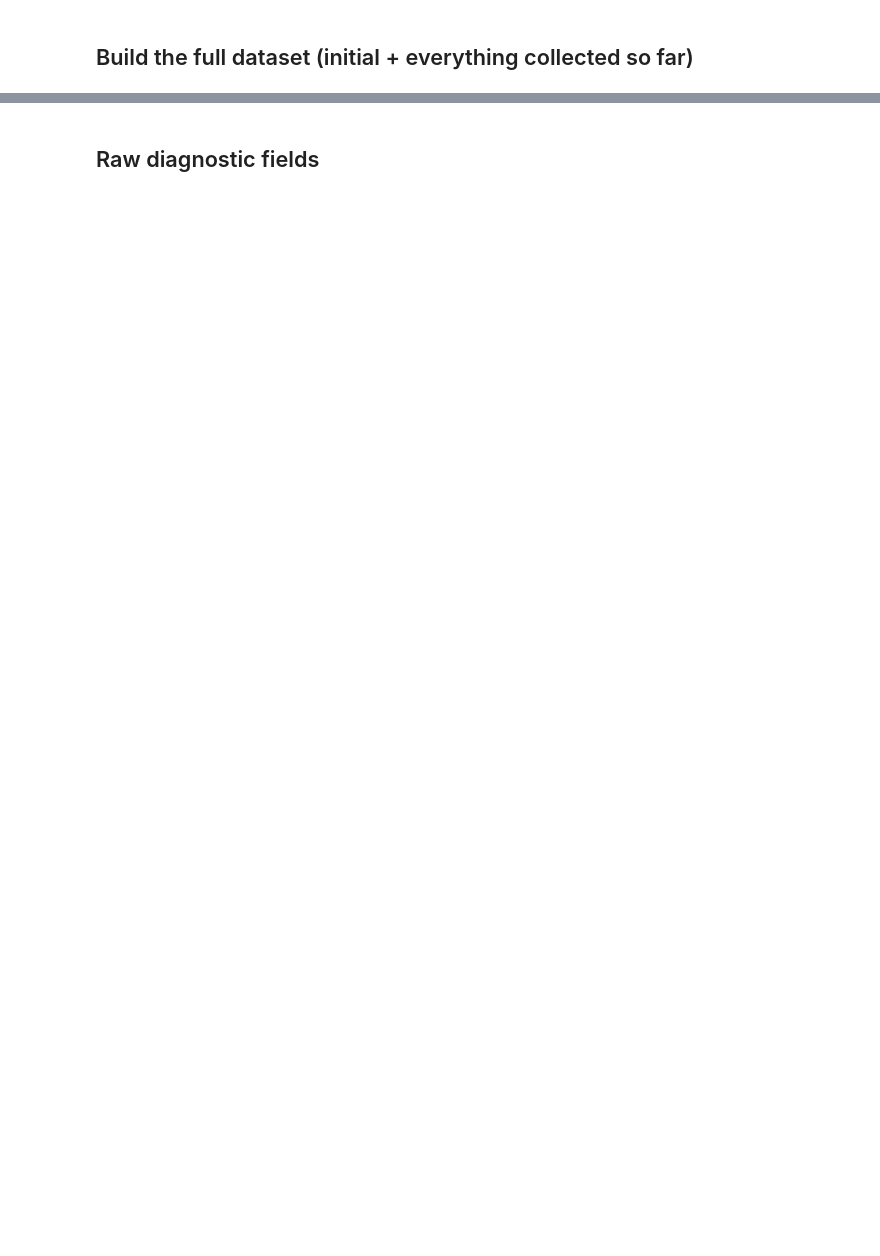
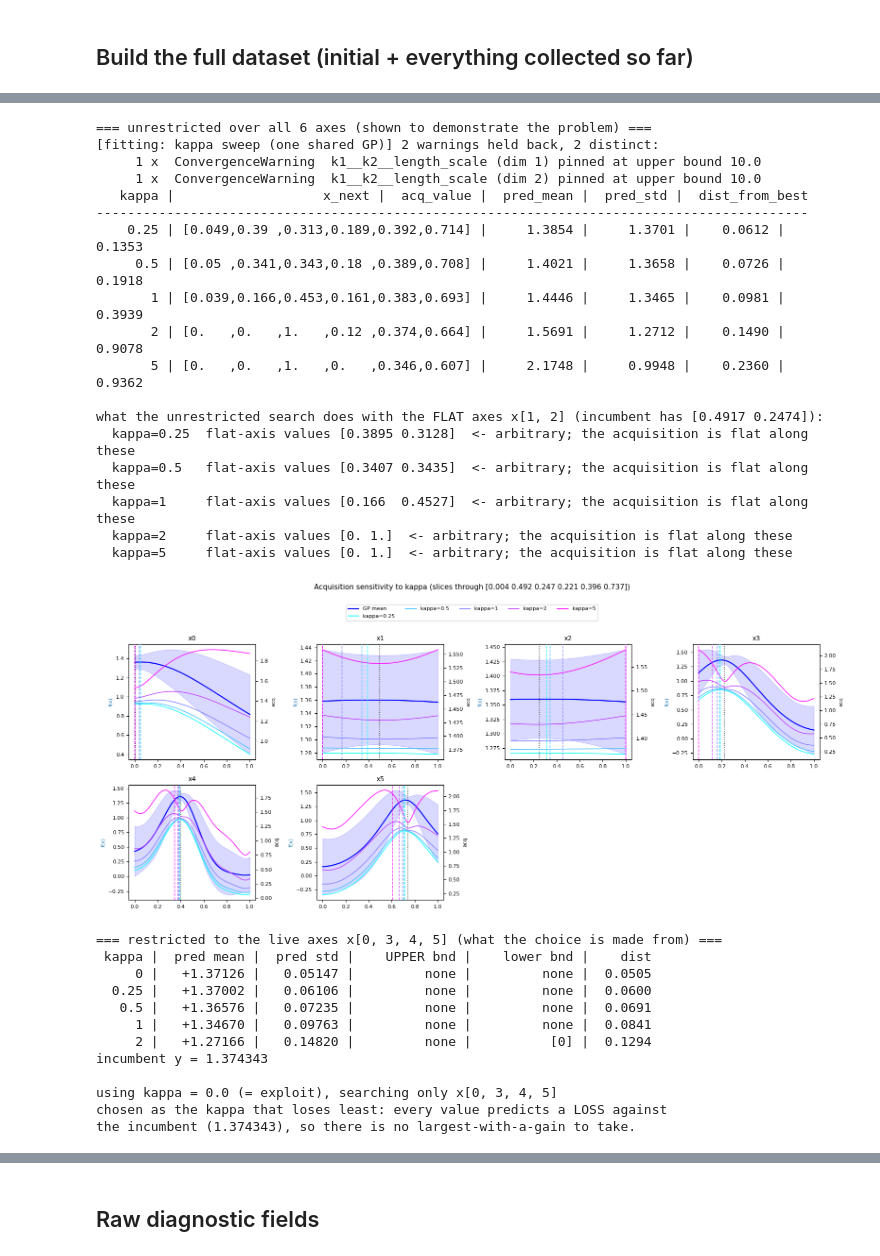
Before and after one commit to nic-gibson/capstone, a Jupyter notebook: function7.ipynb, the cells around one changed output, grey strips where cells are left out. Saved outputs shown, nothing was run; the diff lists cells and outputs as text; code cells hidden in the pictures; blank space fills up the shorter version.

```diff
--- a/function7.ipynb
+++ b/function7.ipynb
@@ -436,13 +515,11 @@ Bound contact is reported in two categories, because they mean different things.
 # %%
 def bound_report(p):
-    """Report which coordinates sit on a bound.
+    """Report which coordinates sit on a domain edge, upper and lower separately.
 
-    NOTE the reading changed once bounds became the true domain [0,1]. Under the
-    old padded bounds, upper contact meant pad_fraction was choosing the point
-    rather than the model. Now BOTH edges are real domain limits, so contact
-    means the constrained optimum is on the boundary -- which on a monotone axis
-    is exactly right (see the axis cell). Neither edge is automatically a defect
-    any more; judge it per axis.
+    Bounds are the true domain [0,1], so NEITHER edge is automatically a defect
+    -- contact means the constrained optimum is on the boundary, which on a
+    monotone axis is exactly right. I judge it per axis against that axis's
+    monotone direction (see the axis cell), not by which edge it is.
     """
     upper = [d for d in range(D) if np.isclose(p[d], bounds[d, 1])]
     lower = [d for d in range(D) if np.isclose(p[d], bounds[d, 0])]
@@ -484,43 +561,79 @@ def restricted_ucb(kappa, n_starts=80):
             best_val, best_v = res.fun, res.x
     p = incumbent.copy()
     p[live] = best_v
     m, s = gp_check.predict(normalize(p.reshape(1, -1), bounds), return_std=True)
     return p, m[0], s[0]
 
 
 print(f"\n=== restricted to the live axes x{live} (what the choice is made from) ===")
 print(f"{'kappa':>6} | {'pred mean':>10} | {'pred std':>9} | {'UPPER bnd':>12}"
       f" | {'lower bnd':>12} | {'dist':>7}")
 for k in [0.0, 0.25, 0.5, 1.0, 2.0]:
     p, m, s = restricted_ucb(k)
     up, lo_ = bound_report(p)
     print(f"{k:6g} | {m:+10.5f} | {s:9.5f} | {str(up) if up else 'none':>12}"
           f" | {str(lo_) if lo_ else 'none':>12} | {np.linalg.norm(p - incumbent):7.4f}")
 print(f"incumbent y = {y.max():.6f}")
 
-# Committed choice -- reused by the proposal, the slice plot, and the diagnostics
-# replay below, so they can't silently drift apart.
-# Committed choice: kappa = 0, i.e. `exploit` (UCB with kappa=0 is exactly the
-# posterior mean). Chosen because NO kappa predicts a gain over the incumbent --
-# see the table above -- so this is the value that loses least, not a positive
-# expectation. The previous criterion ("largest kappa touching no bound") rested
-# on upper contact being a pad_fraction artifact, which is false now that bounds
-# are the domain.
+# My choice, defined here so the proposal, the slice plot and the diagnostics
+# replay all read one value and can't drift apart.
+#
+# kappa = 0 is `exploit`: UCB with kappa=0 is exactly the posterior mean. Chosen
+# because NO kappa predicts a gain over the incumbent (see the table above), so
+# this is the value that loses LEAST rather than a positive expectation.
+#
+# My previous criterion -- "largest kappa touching no bound, upper or lower" --
+# rested on upper contact being a pad_fraction artifact, which is false now that
+# bounds are the domain. It also does not discriminate on this data: kappa 0
+# through 1.0 all touch nothing, so it would have picked 1.0, the worst of them.
 KAPPA = 0.0
-print(f"\nusing kappa = {KAPPA}, searching only x{live}")
-print("chosen as the largest kappa whose proposal touches NO bound, upper or lower")
+print(f"\nusing kappa = {KAPPA} (= exploit), searching only x{live}")
+print(f"chosen as the kappa that loses least: every value predicts a LOSS against")
+print(f"the incumbent ({y.max():.6f}), so there is no largest-with-a-gain to take.")
 
 # The verdict cell above reports how the committed setting ranks, which only
 # means something if CHOSEN names this KAPPA. Config names follow
 # f"ucb_k{kappa:g}", so this is checkable rather than a comment to remember.
 # UCB at kappa=0 IS exploit (mu + 0*sigma), and the backtest scores it
 # under that name, so map it accordingly.
 _expected = "exploit" if KAPPA == 0 else f"ucb_k{KAPPA:g}"
 assert CHOSEN == _expected, (
     f"CHOSEN={CHOSEN!r} does not match the committed KAPPA={KAPPA}"
     f" (expected {_expected!r}). The backtest verdict above refers to a config"
     " this notebook does not use -- fix one or the other."
 )
+# %% [output]
+=== unrestricted over all 6 axes (shown to demonstrate the problem) ===
+[fitting: kappa sweep (one shared GP)] 2 warnings held back, 2 distinct:
+     1 x  ConvergenceWarning  k1__k2__length_scale (dim 1) pinned at upper bound 10.0
+     1 x  ConvergenceWarning  k1__k2__length_scale (dim 2) pinned at upper bound 10.0
+   kappa |                   x_next |  acq_value |  pred_mean |  pred_std |  dist_from_best
+-------------------------------------------------------------------------------------------
+    0.25 | [0.049,0.39 ,0.313,0.189,0.392,0.714] |     1.3854 |     1.3701 |    0.0612 |          0.1353
+     0.5 | [0.05 ,0.341,0.343,0.18 ,0.389,0.708] |     1.4021 |     1.3658 |    0.0726 |          0.1918
+       1 | [0.039,0.166,0.453,0.161,0.383,0.693] |     1.4446 |     1.3465 |    0.0981 |          0.3939
+       2 | [0.   ,0.   ,1.   ,0.12 ,0.374,0.664] |     1.5691 |     1.2712 |    0.1490 |          0.9078
+       5 | [0.   ,0.   ,1.   ,0.   ,0.346,0.607] |     2.1748 |     0.9948 |    0.2360 |          0.9362
+
+what the unrestricted search does with the FLAT axes x[1, 2] (incumbent has [0.4917 0.2474]):
+  kappa=0.25  flat-axis values [0.3895 0.3128]  <- arbitrary; the acquisition is flat along these
+  kappa=0.5   flat-axis values [0.3407 0.3435]  <- arbitrary; the acquisition is flat along these
+  kappa=1     flat-axis values [0.166  0.4527]  <- arbitrary; the acquisition is flat along these
+  kappa=2     flat-axis values [0. 1.]  <- arbitrary; the acquisition is flat along these
+  kappa=5     flat-axis values [0. 1.]  <- arbitrary; the acquisition is flat along these
+[figure, added]
+=== restricted to the live axes x[0, 3, 4, 5] (what the choice is made from) ===
+ kappa |  pred mean |  pred std |    UPPER bnd |    lower bnd |    dist
+     0 |   +1.37126 |   0.05147 |         none |         none |  0.0505
+  0.25 |   +1.37002 |   0.06106 |         none |         none |  0.0600
+   0.5 |   +1.36576 |   0.07235 |         none |         none |  0.0691
+     1 |   +1.34670 |   0.09763 |         none |         none |  0.0841
+     2 |   +1.27166 |   0.14820 |         none |          [0] |  0.1294
+incumbent y = 1.374343
+
+using kappa = 0.0 (= exploit), searching only x[0, 3, 4, 5]
+chosen as the kappa that loses least: every value predicts a LOSS against
+the incumbent (1.374343), so there is no largest-with-a-gain to take.
 # %% [markdown]
 ## Propose the next point
 
```
Also changed, not shown: parts of 24 cells of this notebook, 26 other files.
